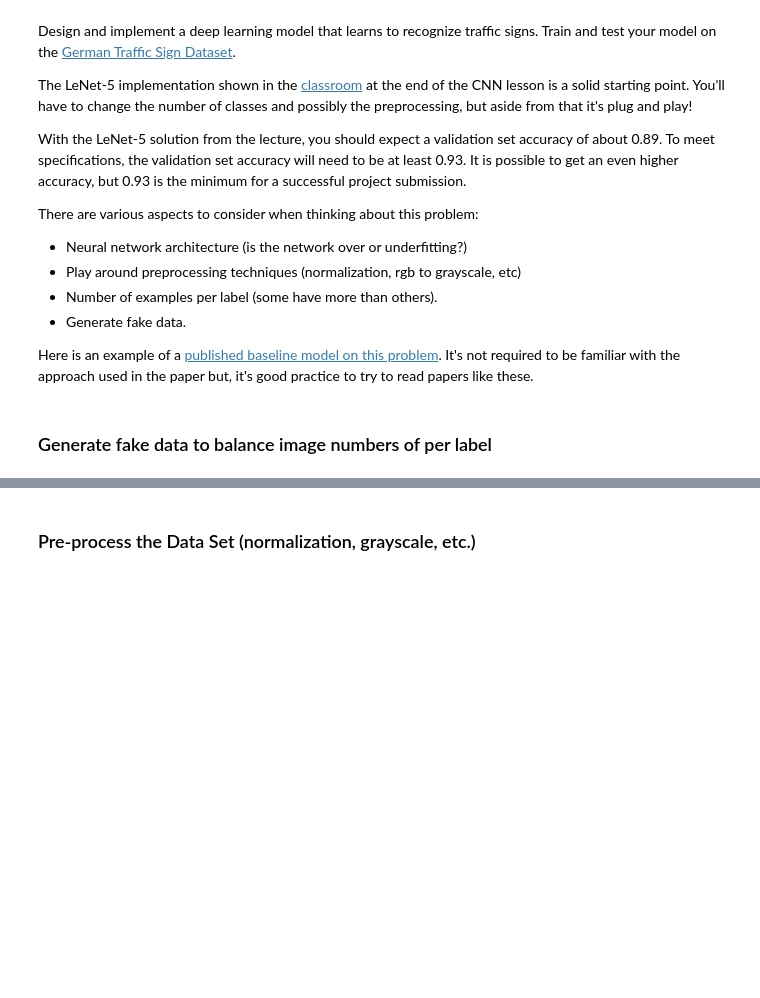
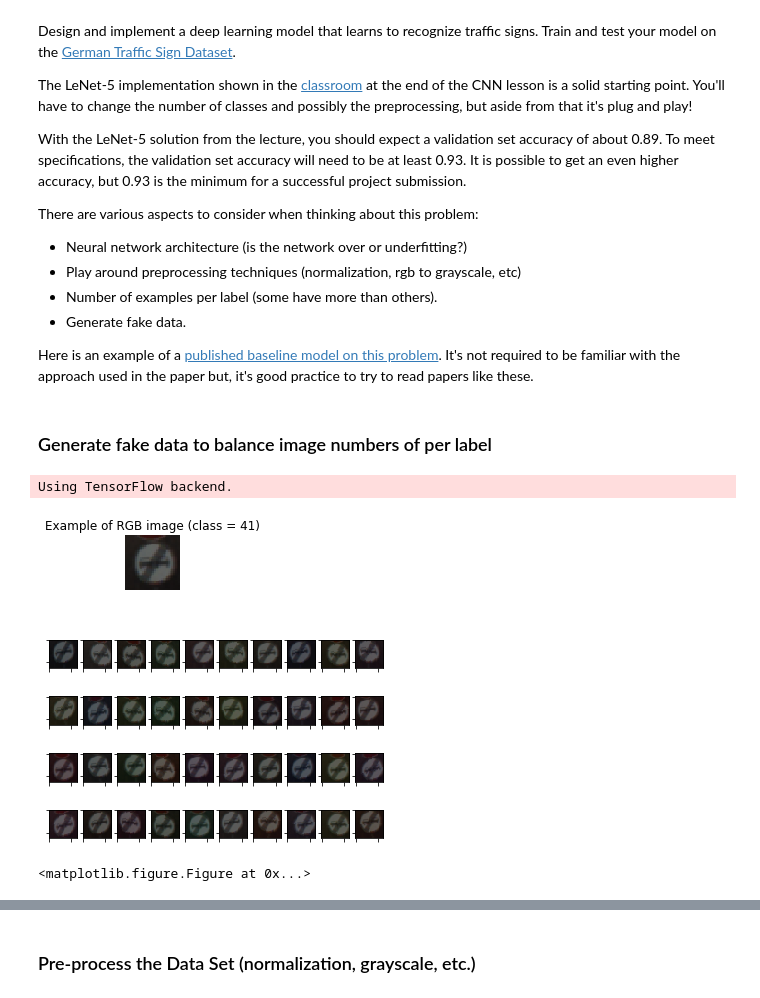
Before and after one commit to HairanWu/CarND-Traffic-Sign-Classifier-Project, a Jupyter notebook: Traffic_Sign_Classifier.ipynb, the cells around one changed output, grey strips where cells are left out. Drawn from its saved outputs; the diff is of its cells as text; code cells hidden in the pictures; blank space fills up the shorter version.

```diff
--- a/Traffic_Sign_Classifier.ipynb
+++ b/Traffic_Sign_Classifier.ipynb
@@ -193,34 +221,39 @@ Here is an example of a [published baseline model on this problem](http://yann.l
 # %%
 # creat the generator to perform online data augmentation
 from keras.preprocessing.image import ImageDataGenerator
+
 image_datagen = ImageDataGenerator(rotation_range=5.,
-                                   zoom_range=0.1,
                                    shear_range=0.2,
+                                   rescale = 0.9,
+                                   channel_shift_range=10,
                                    width_shift_range=0.1,
                                    height_shift_range=0.1)
-
 # take a random image from the training set
-img_rgb = X_train[10]
+img_rgb = X_train[22]
 
 # plot the original image
 plt.figure(figsize=(1,1))
 plt.imshow(img_rgb)
 plt.title('Example of RGB image (class = {})'.format(y_train[10]))
 plt.axis('off')
 plt.show()
 
-print(y_train[10:11])
-print(y_train[10])
 # plot some randomly augmented images
 rows, cols = 4, 10
 fig, ax_array = plt.subplots(rows, cols)
+plt.figure(figsize=(40, 30))
 for ax in ax_array.ravel():
-    augmented_img, _ = image_datagen.flow(np.expand_dims(img_rgb, 0), [y_train[10]]).next()
+    augmented_img, _ = image_datagen.flow(np.expand_dims(img_rgb, 0), [y_train[12]]).next()
     ax.imshow(np.uint8(np.squeeze(augmented_img)))
 plt.setp([a.get_xticklabels() for a in ax_array.ravel()], visible=False)
 plt.setp([a.get_yticklabels() for a in ax_array.ravel()], visible=False)
 plt.suptitle('Random examples of data augment (starting from the previous image)')
 plt.show()
+# %% [output]
+Using TensorFlow backend.
+[figure, added]
+[figure, added]
+<matplotlib.figure.Figure at 0x...>
 # %%
 def gen_class_images(images,lables,sumclass):
     for class_n in range(0,sumclass):
```
Also changed, not shown: parts of 19 cells of this notebook, 3 other files.
